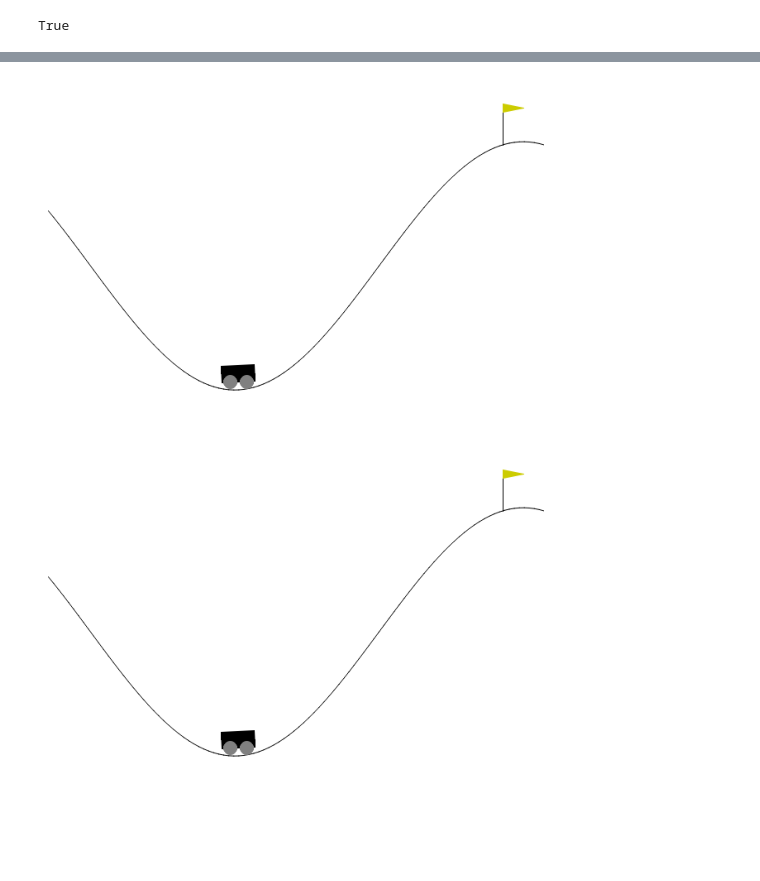
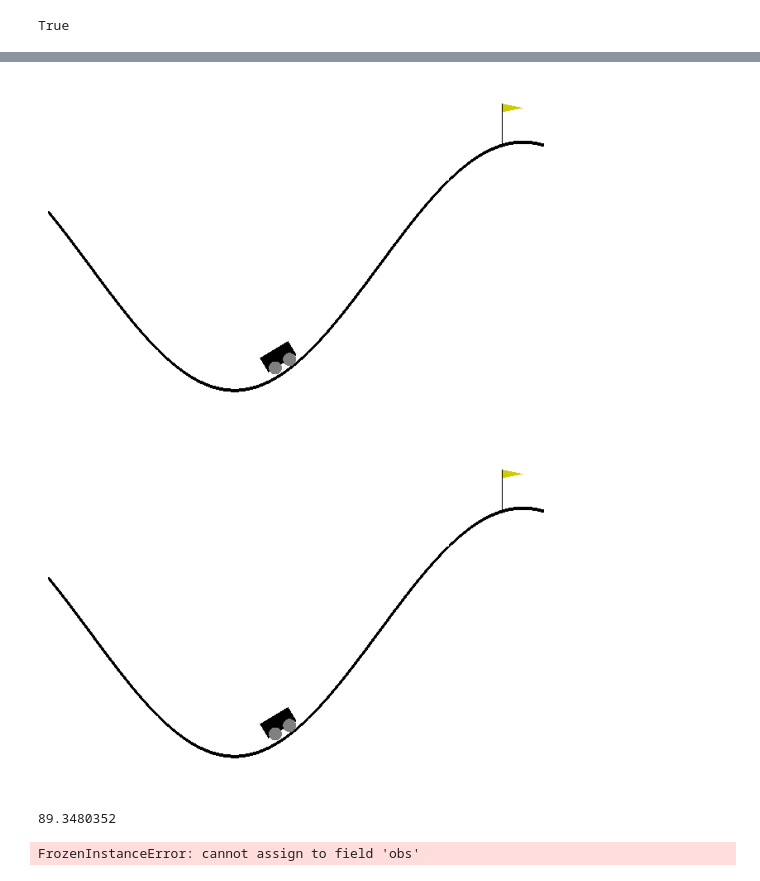
Before and after one commit to Vvlad1slavV/LBC-RL, a Jupyter notebook: MountainCarContinuous.ipynb, the cells around one changed output, grey strips where cells are left out. Saved outputs shown, nothing was run; the diff lists cells and outputs as text; code cells hidden in the pictures; blank space fills up the shorter version.

```diff
--- a/MountainCarContinuous.ipynb
+++ b/MountainCarContinuous.ipynb
@@ -62,28 +64,28 @@ del model # remove to demonstrate saving and loading
 # %%
 # test_env = gym.make(env_id, render_mode="human")
 # test_env = gnwrapper.Animation(test_env)
 # test_env = DummyVecEnv([lambda: test_env])
 
 test_env = make_vec_env(env_id,
-                        env_kwargs=dict(
-                            render_mode="rgb_array"
-                        ),
+                        # env_kwargs=dict(
+                        #     render_mode="rgb_array"
+                        # ),
                         wrapper_class=gnwrapper.Animation,
                         n_envs=1)
 
-model = PPO.load("./logs/ppo_MountainCar.zip", print_system_info=True)
+expert = PPO.load("./logs/ppo_MountainCar.zip", print_system_info=True)
 
 obs = test_env.reset()
 
 for _ in range(1000):
-    action, _states = model.predict(obs)
+    action, _states = expert.predict(obs)
     obs, rewards, dones, info = test_env.step(action)
-    test_env.render()
+    test_env.render(mode="rgb_array")
 
     # if dones:
     #     break
 
 test_env.close()
 # %% [output]
-[figure, old version]
+[figure, new version]
-[figure, old version]
+[figure, new version]
@@ -108,0 +92,7 @@ test_env.close()
+# %%
+from stable_baselines3.common.evaluation import evaluate_policy
+
+reward, _ = evaluate_policy(expert, test_env, 10)
+print(reward)
+# %% [output]
+89.3480352
@@ -108,0 +114,7 @@ test_env.close()
+# %%
+from copy import deepcopy
+new_rollouts = deepcopy(rollouts)
+for i, rollout in enumerate(rollouts):
+    new_rollouts[i].obs = np.delete(rollout.obs, 2, 1)
+# %% [output]
+FrozenInstanceError: cannot assign to field 'obs'
```
Also changed, not shown: parts of 11 cells of this notebook, 3 other files.
